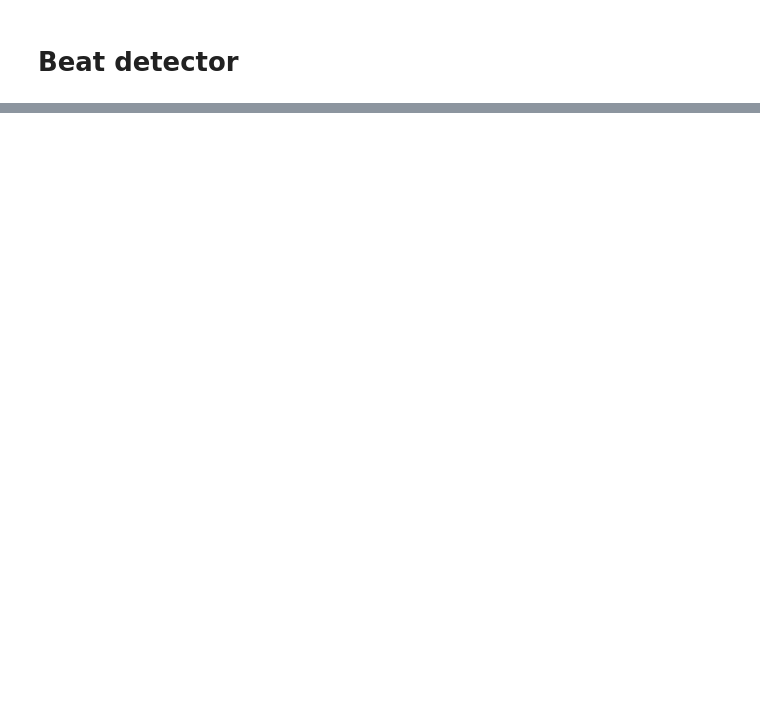
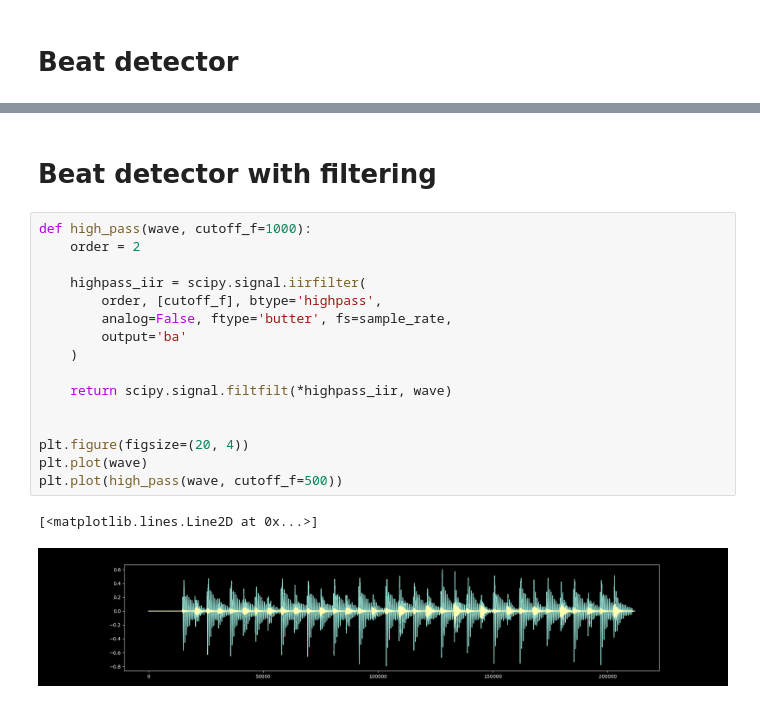
Before and after one commit to njezersek/cajon-sound-classification, a Jupyter notebook: beat_detector.ipynb, the cells around one changed output, grey strips where cells are left out. Saved outputs shown, nothing was run; the diff lists cells and outputs as text; blank space fills up the shorter version.

Commit message:
Dodal IIR filter pred detekcijo udarcev

```diff
--- a/beat_detector.ipynb
+++ b/beat_detector.ipynb
@@ -78,3 +71,24 @@ for i in np.nonzero(beats)[0]:
 Audio(click_track[:len(wave)] * 0.2 + wave * 0.8, rate=sample_rate)
 # %% [output]
 [interactive output not drawn]
+# %% [markdown]
+# Beat detector with filtering
+# %%
+def high_pass(wave, cutoff_f=1000):
+	order = 2
+
+	highpass_iir = scipy.signal.iirfilter(
+		order, [cutoff_f], btype='highpass',
+		analog=False, ftype='butter', fs=sample_rate,
+		output='ba'
+	)
+
+	return scipy.signal.filtfilt(*highpass_iir, wave)
+
+
+plt.figure(figsize=(20, 4))
+plt.plot(wave)
+plt.plot(high_pass(wave, cutoff_f=500))
+# %% [output]
+[<matplotlib.lines.Line2D at 0x...>]
+[figure, added]
```
Also changed, not shown: parts of 5 cells of this notebook.
